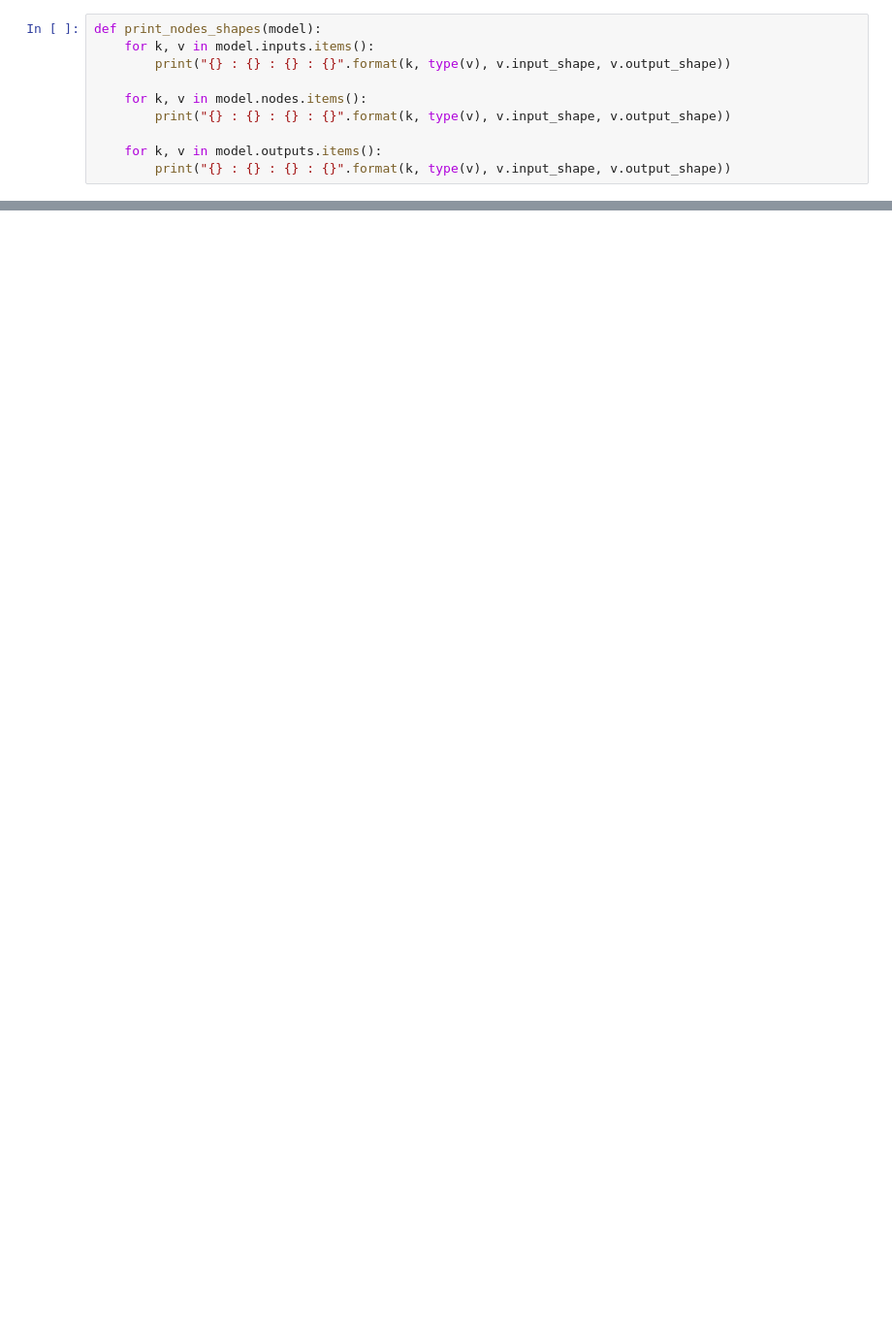
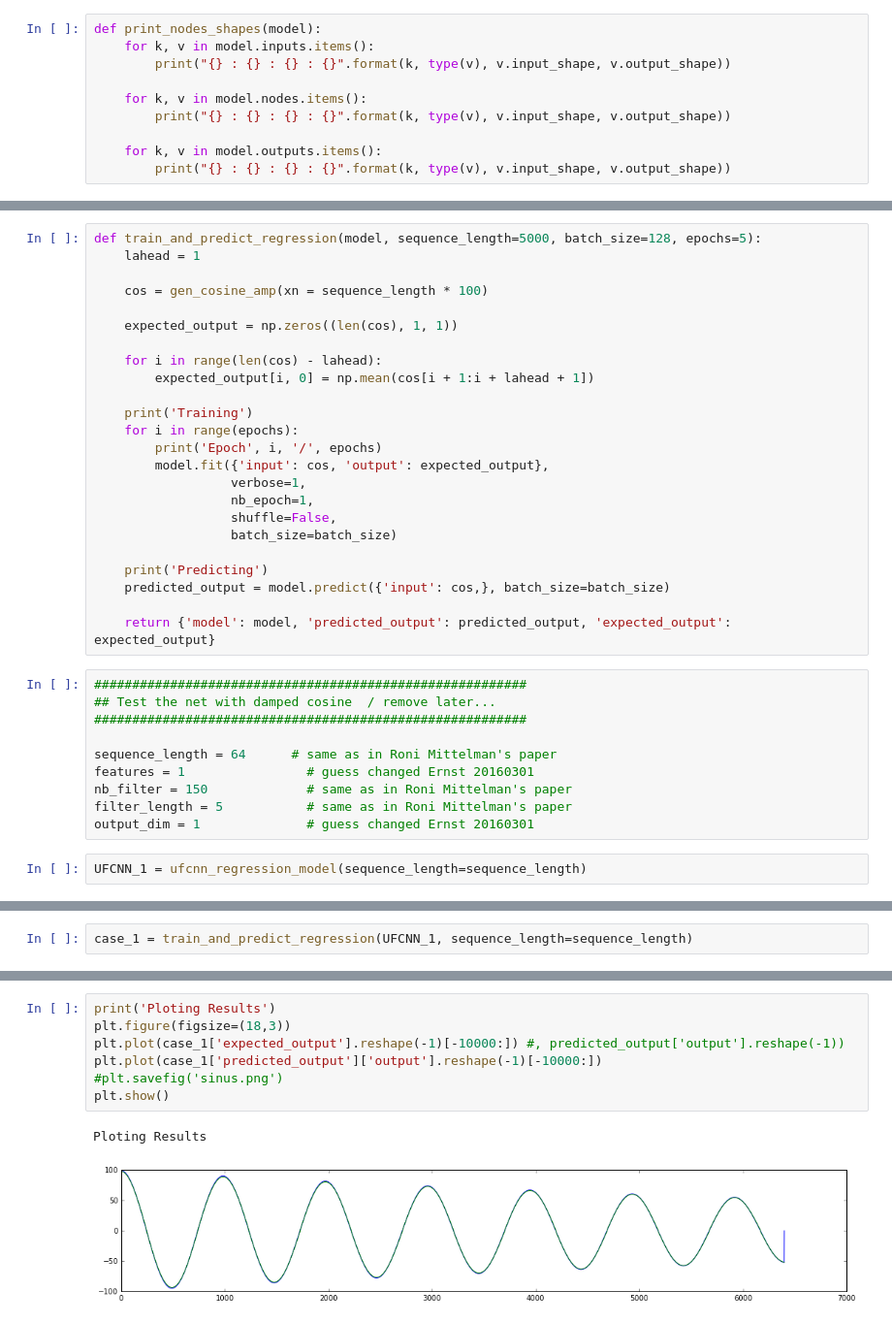
Before and after one commit to salsasepp/ufcnn-keras, a Jupyter notebook: notebook/UFCNN.ipynb, the cells around one changed output, grey strips where cells are left out. Shown at 97% size. Cells and saved outputs as stored; diff of their text form; blank space fills up the shorter version.

```diff
--- a/notebook/UFCNN.ipynb
+++ b/notebook/UFCNN.ipynb
@@ -65,3 +103,39 @@ def print_nodes_shapes(model):
+# %%
+def train_and_predict_regression(model, sequence_length=5000, batch_size=128, epochs=5):
+    lahead = 1
+
+    cos = gen_cosine_amp(xn = sequence_length * 100)
+
+    expected_output = np.zeros((len(cos), 1, 1))
+
+    for i in range(len(cos) - lahead):
+        expected_output[i, 0] = np.mean(cos[i + 1:i + lahead + 1])
+
+    print('Training')
+    for i in range(epochs):
+        print('Epoch', i, '/', epochs)
+        model.fit({'input': cos, 'output': expected_output},
+                  verbose=1,
+                  nb_epoch=1,
+                  shuffle=False,
+                  batch_size=batch_size)
+
+    print('Predicting')
+    predicted_output = model.predict({'input': cos,}, batch_size=batch_size)
+
+    return {'model': model, 'predicted_output': predicted_output, 'expected_output': expected_output}
+# %%
+#########################################################
+## Test the net with damped cosine  / remove later...
+#########################################################
+
+sequence_length = 64      # same as in Roni Mittelman's paper
+features = 1                # guess changed Ernst 20160301
+nb_filter = 150             # same as in Roni Mittelman's paper
+filter_length = 5           # same as in Roni Mittelman's paper
+output_dim = 1              # guess changed Ernst 20160301
+# %%
+UFCNN_1 = ufcnn_regression_model(sequence_length=sequence_length)
 # %%
 print_nodes_shapes(UFCNN_1)
 # %% [output]
@@ -89,0 +157,2 @@ plot(UFCNN_1, to_file='UFCNN/UFCNN_1.png')
+# %%
+case_1 = train_and_predict_regression(UFCNN_1, sequence_length=sequence_length)
@@ -89,0 +178,10 @@ plot(UFCNN_1, to_file='UFCNN/UFCNN_1.png')
+# %%
+print('Ploting Results')
+plt.figure(figsize=(18,3))
+plt.plot(case_1['expected_output'].reshape(-1)[-10000:]) #, predicted_output['output'].reshape(-1))
+plt.plot(case_1['predicted_output']['output'].reshape(-1)[-10000:])
+#plt.savefig('sinus.png')
+plt.show()
+# %% [output]
+Ploting Results
+[figure, added]
```
Also changed, not shown: parts of 17 cells of this notebook, 1 other file.
